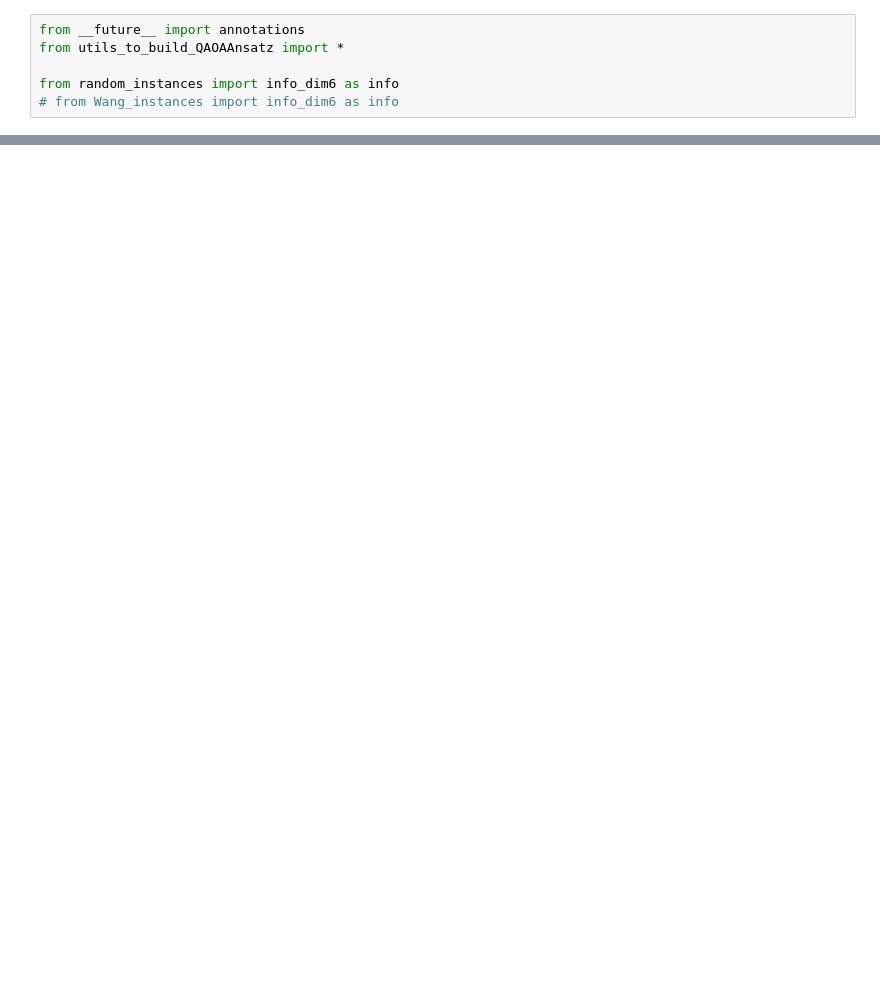
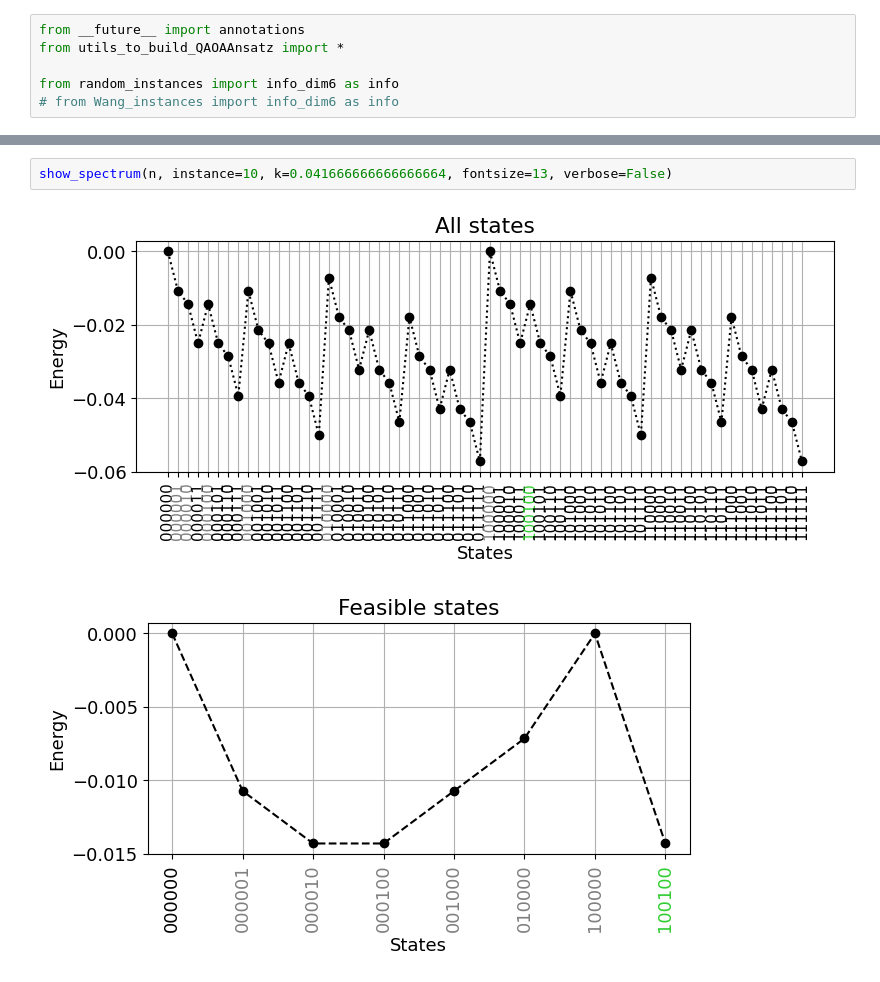
Before and after one commit to auroramugnai/Minimum-Exact-Cover-Problem, a Jupyter notebook: MECP_with-QAOA/gaps.ipynb, the cells around one changed output, grey strips where cells are left out. Drawn from its saved outputs; the diff is of its cells as text; blank space fills up the shorter version.

```diff
--- a/MECP_with-QAOA/gaps.ipynb
+++ b/MECP_with-QAOA/gaps.ipynb
@@ -82,0 +101,5 @@ for instance in instances:
+# %%
+show_spectrum(n, instance=10, k=0.041666666666666664, fontsize=13, verbose=False)
+# %% [output]
+[figure, added]
+[figure, added]
```
Also changed, not shown: parts of 1 cell of this notebook.
